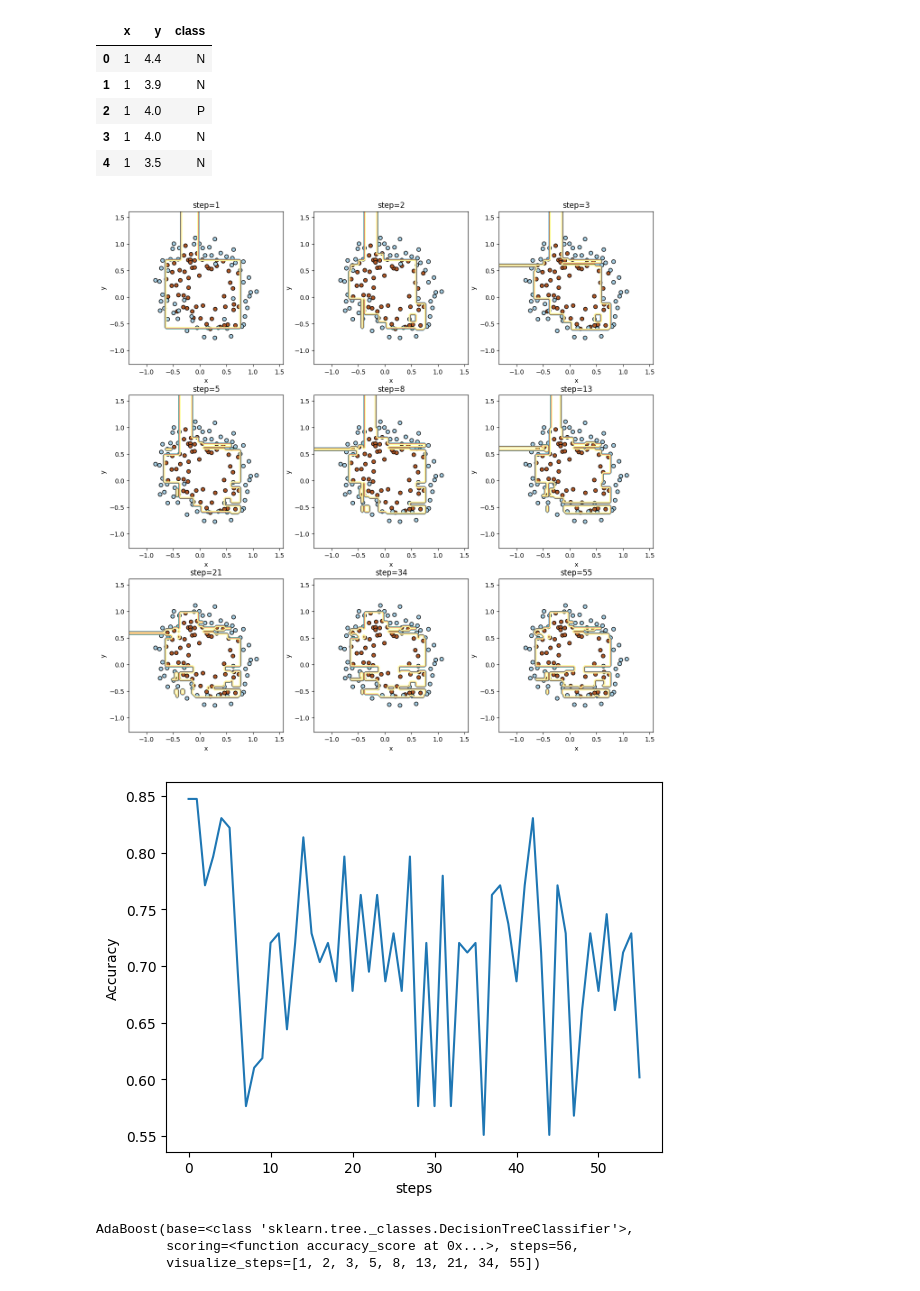
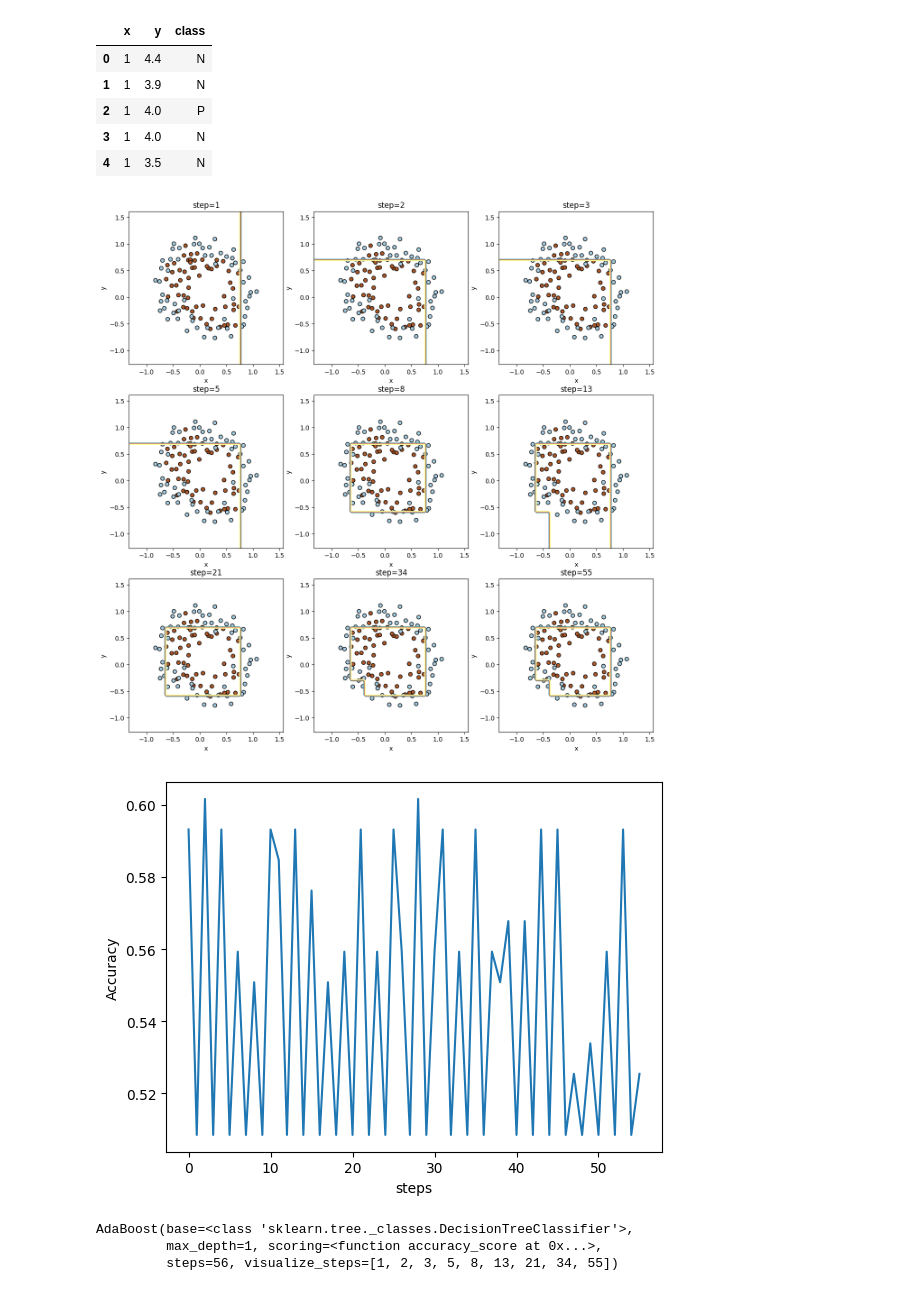
Before and after one commit to Navu45/mipt_machine_learning, a Jupyter notebook: hw4.ipynb, the cells around one changed output. Saved outputs shown, nothing was run; the diff lists cells and outputs as text; code cells hidden in the pictures.

```diff
--- a/hw4.ipynb
+++ b/hw4.ipynb
@@ -129,14 +129,14 @@ class AdaBoost(BaseEstimator, ClassifierMixin):
             pred += alpha * estimator.predict(X)
         return np.sign(pred)
 # %%
-clf = AdaBoost(DecisionTreeClassifier, max_depth=4, steps=56, scoring=accuracy_score, visualize_steps=[1, 2, 3, 5, 8, 13, 21, 34, 55])
+clf = AdaBoost(DecisionTreeClassifier, max_depth=1, steps=56, scoring=accuracy_score, visualize_steps=[1, 2, 3, 5, 8, 13, 21, 34, 55])
 clf.fit(*X_y(chips))
 # %% [output]
-[figure, old version]
+[figure, new version]
-[figure, old version]
+[figure, new version]
 AdaBoost(base=<class 'sklearn.tree._classes.DecisionTreeClassifier'>,
-         scoring=<function accuracy_score at 0x...>, steps=56,
-         visualize_steps=[1, 2, 3, 5, 8, 13, 21, 34, 55])
+         max_depth=1, scoring=<function accuracy_score at 0x...>,
+         steps=56, visualize_steps=[1, 2, 3, 5, 8, 13, 21, 34, 55])
 # %%
 clf.fit(*X_y(geyser))
 # %% [output]
```
Also changed, not shown: parts of 4 cells of this notebook.
